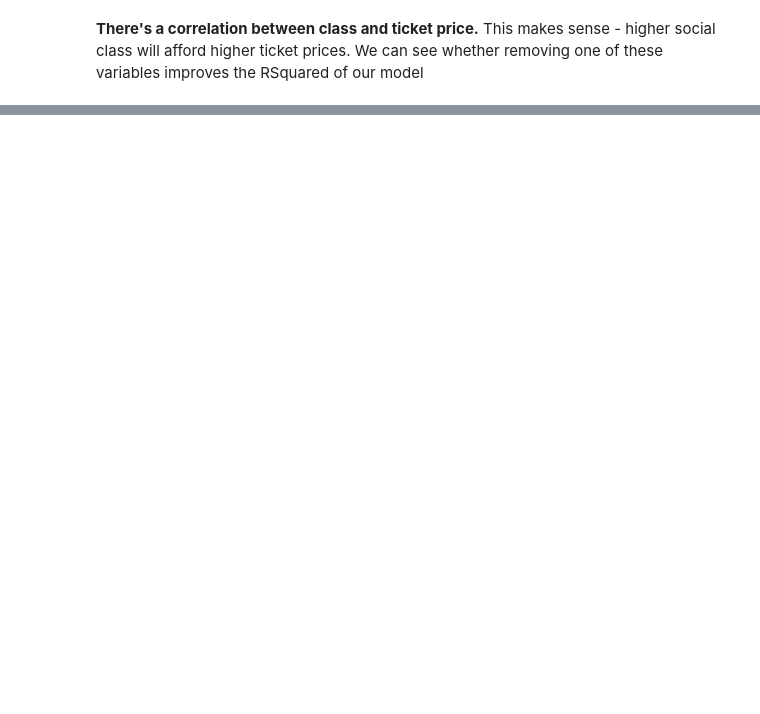
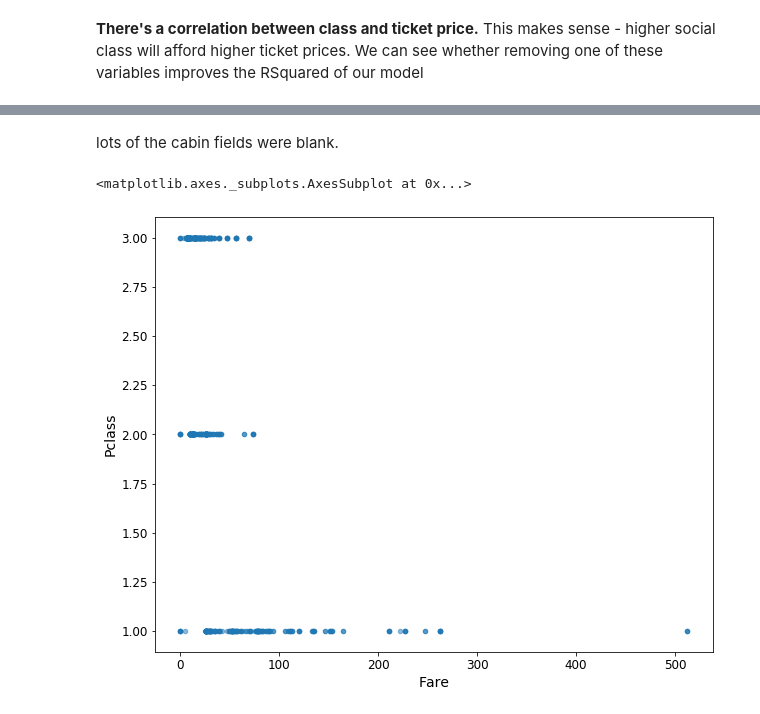
Before and after one commit to Mgallimore88/ML_Titanic, a Jupyter notebook: Titanic lesson 2.ipynb, the cells around one changed output, grey strips where cells are left out. Drawn from its saved outputs; the diff is of its cells as text; code cells hidden in the pictures; blank space fills up the shorter version.

```diff
--- a/Titanic lesson 2.ipynb
+++ b/Titanic lesson 2.ipynb
@@ -369,0 +508,7 @@ def get_oob(df):
+# %% [markdown]
+lots of the cabin fields were blank.
+# %%
+df2.plot('Fare', 'Pclass', 'scatter', alpha = 0.5, figsize = (10,8))
+# %% [output]
+<matplotlib.axes._subplots.AxesSubplot at 0x...>
+[figure, added]
```
Also changed, not shown: parts of 58 cells of this notebook.
